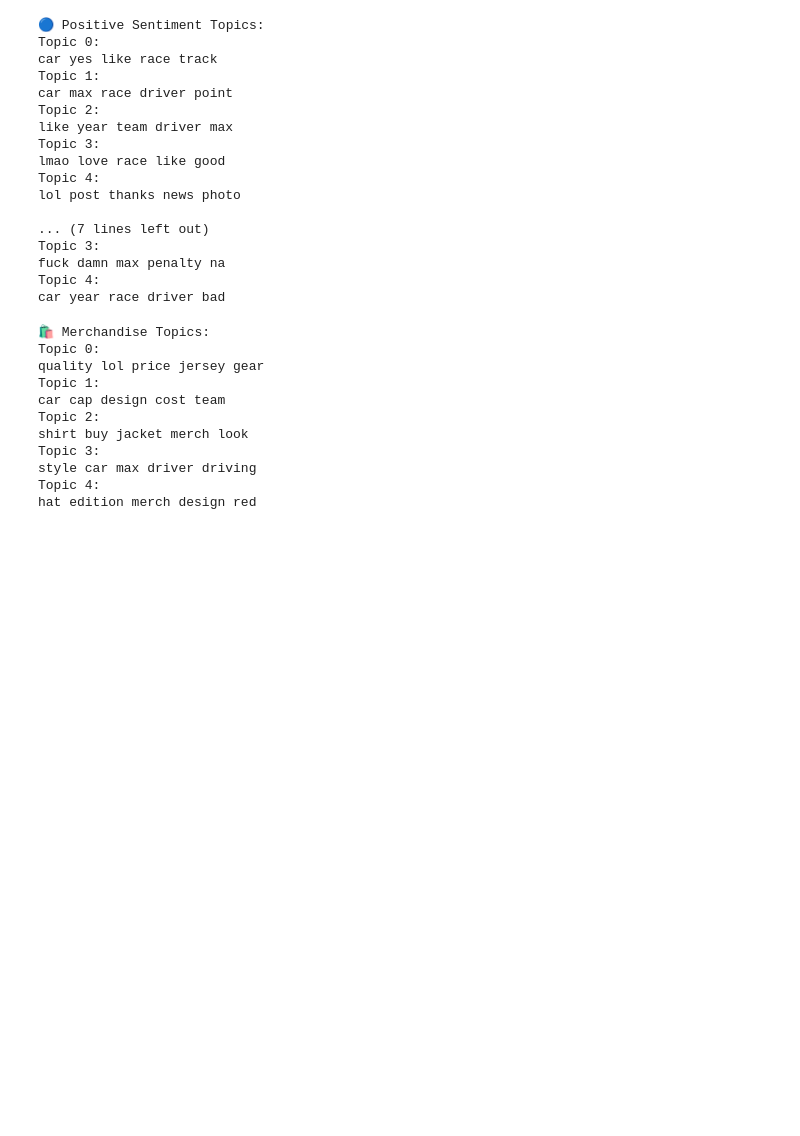
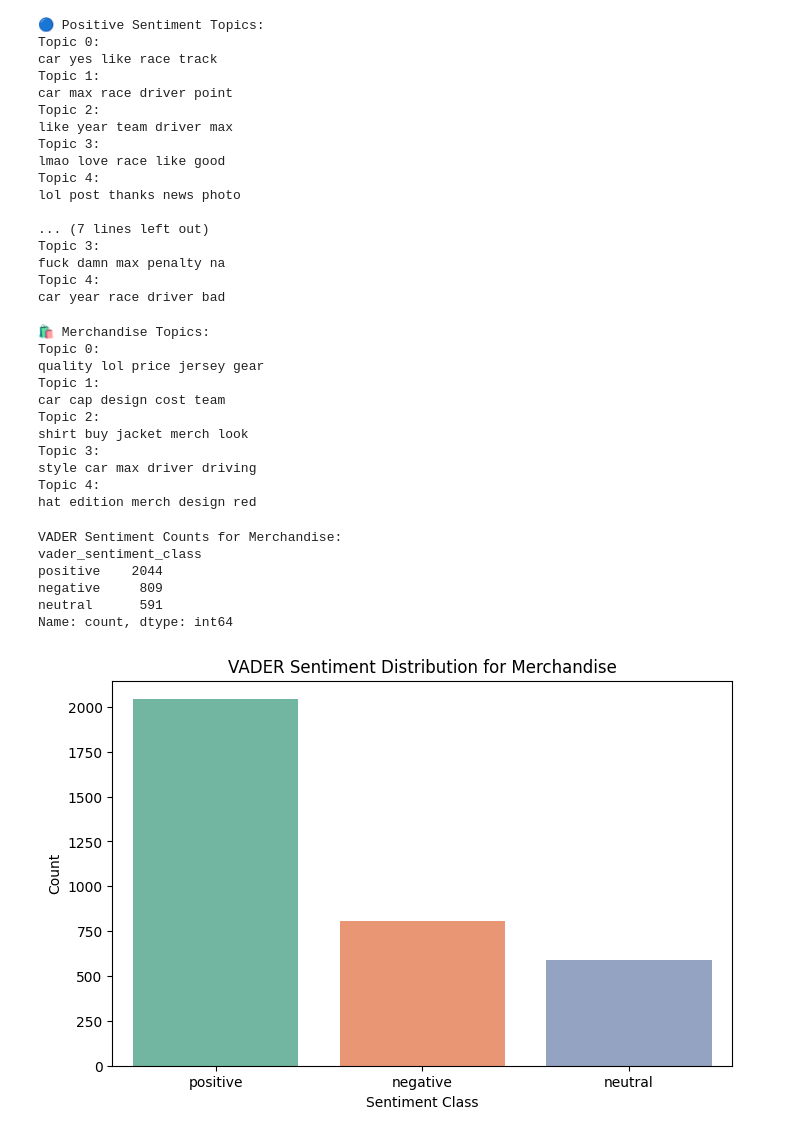
Before and after one commit to jdovalle10/F1-Challenge---Text-Analytics-on-Aston-Martin, a Jupyter notebook: Scrapping_Reddit.ipynb, the cells around one changed output. Saved outputs shown, nothing was run; the diff lists cells and outputs as text; code cells hidden in the pictures; blank space fills up the shorter version.

Commit message:
Sentiment Analysis on positive and negative merch related comments

```diff
--- a/Scrapping_Reddit.ipynb
+++ b/Scrapping_Reddit.ipynb
@@ -530,4 +530,34 @@ style car max driver driving
 Topic 4:
 hat edition merch design red
 # %%
-#I wa
+#Sentiment analysis on merch related posts
+# Step 1: Apply VADER sentiment analysis
+df_merch["vader_sentiment"] = df_merch["cleaned_text"].apply(analyze_sentiment_vader)
+# Step 2: Classify sentiment
+def classify_sentiment_vader(score):
+    if score >= 0.05:
+        return "positive"
+    elif score <= -0.05:
+        return "negative"
+    else:
+        return "neutral"
+df_merch["vader_sentiment_class"] = df_merch["vader_sentiment"].apply(classify_sentiment_vader)
+# Step 3: Count sentiment classes
+sentiment_counts_merch = df_merch["vader_sentiment_class"].value_counts()
+print("VADER Sentiment Counts for Merchandise:")
+print(sentiment_counts_merch)
+# Step 4: Visualize sentiment distribution
+plt.figure(figsize=(8, 5))
+sns.countplot(x="vader_sentiment_class", data=df_merch, palette="Set2")
+plt.title("VADER Sentiment Distribution for Merchandise")
+plt.xlabel("Sentiment Class")
+plt.ylabel("Count")
+plt.show()
+# %% [output]
+VADER Sentiment Counts for Merchandise:
+vader_sentiment_class
+positive    2044
+negative     809
+neutral      591
+Name: count, dtype: int64
+[figure, added]
```
Also changed, not shown: parts of 2 cells of this notebook.
